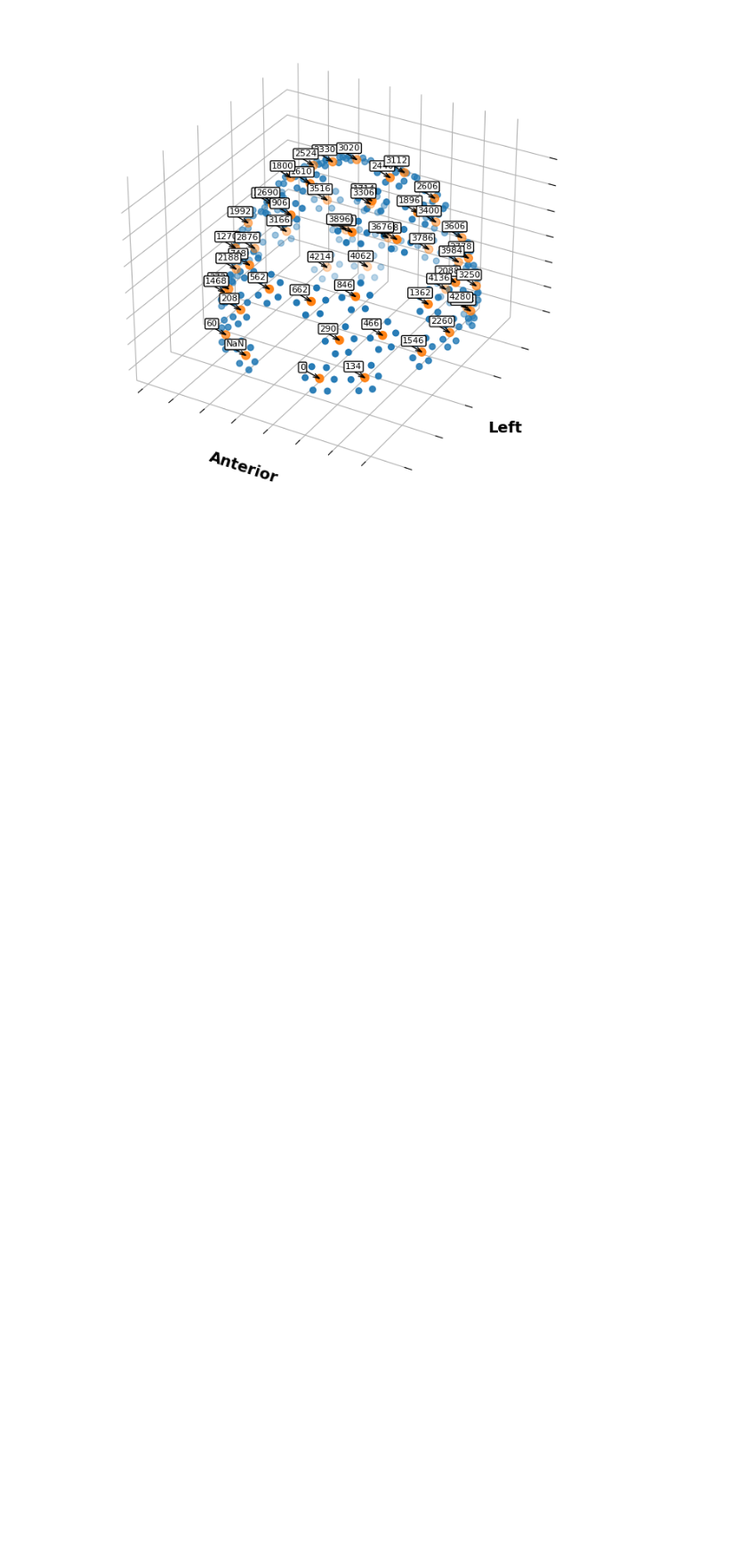
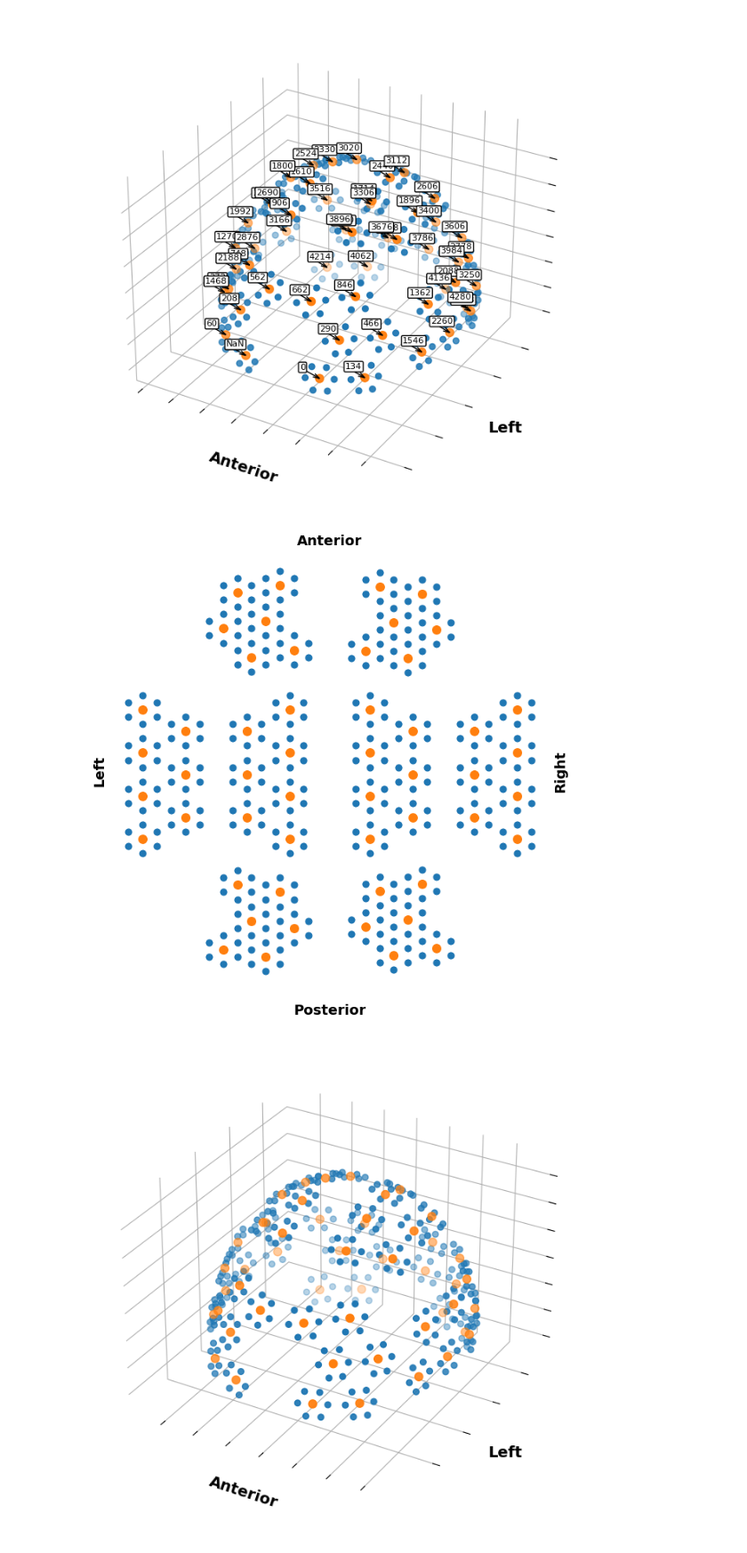
Before and after one commit to AyazLab/KernelFlow_Analysis, a Jupyter notebook: verification_tests/brain_regions.ipynb, the cells around one changed output. Shown at 89% size. Drawn from its saved outputs; the diff is of its cells as text; code cells hidden in the pictures; blank space fills up the shorter version.

```diff
--- a/verification_tests/brain_regions.ipynb
+++ b/verification_tests/brain_regions.ipynb
@@ -12,3 +12,13 @@ par.flow.plot_pos("3D", add_labels=True)
 # %% [output]
 [figure]
 [figure]
+# %%
+par.flow.plot_pos("2D", add_labels=False)
+par.flow.plot_pos("3D", add_labels=False)
+par.flow.plot_pos("3D", add_labels=False, view="left")
+par.flow.plot_pos("3D", add_labels=False, view="right")
+par.flow.plot_pos("3D", add_labels=False, view="anterior")
+par.flow.plot_pos("3D", add_labels=False, view="posterior")
+# %% [output]
+[figure, added]
+[figure, added]
```
Also changed, not shown: parts of 3 cells of this notebook.
